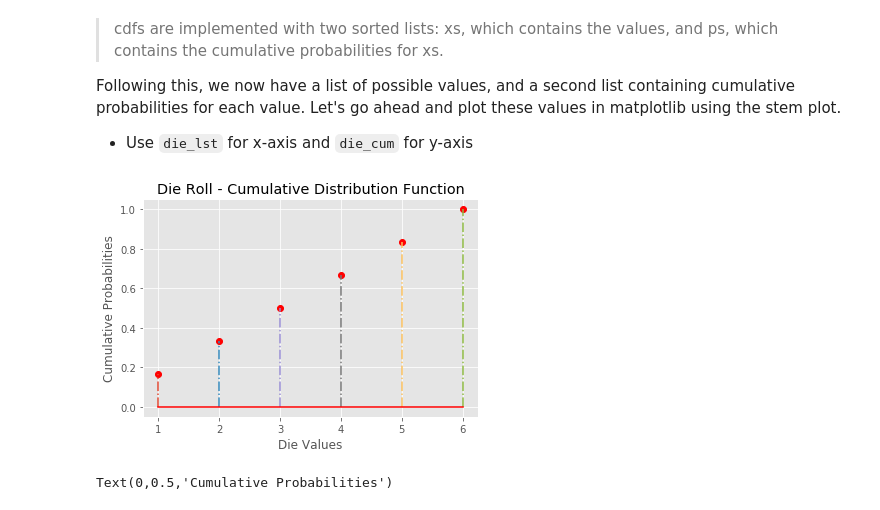
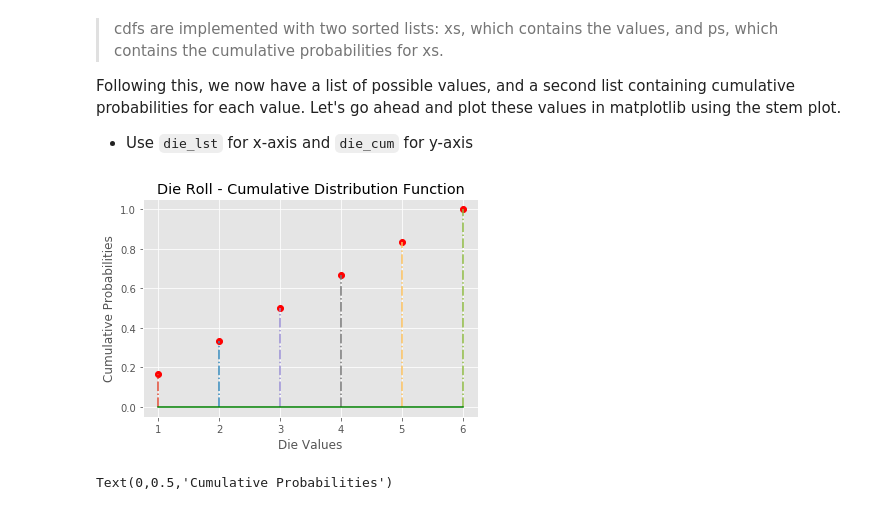
Before and after one commit to utaveras/dsc-0-09-09-distributions-cdf-lab-nyc-ds-career-031119, a Jupyter notebook: index.ipynb, the cells around one changed output. Cells and saved outputs as stored; diff of their text form; code cells hidden in the pictures.

```diff
--- a/index.ipynb
+++ b/index.ipynb
@@ -71,16 +71,16 @@ Following this, we now have a list of possible values, and a second list contain
 # %%
 # Plot pmfs side by side
 import matplotlib.pyplot as plt
 %matplotlib inline
 plt.style.use('ggplot')
 
-plt.stem(die_lst, die_cum, '-.', 'ro', 'r-')
+plt.stem(die_lst, die_cum, '-.', 'ro', 'g-')
 plt.xlabel("Die Values")
 plt.ylabel("Cumulative Probabilities")
 plt.title ("Die Roll - Cumulative Distribution Function")
 plt.show()
 # %% [output]
-[figure, old version]
+[figure, new version]
 # %%
 # Plot pmfs side by side
 import matplotlib.pyplot as plt
```
